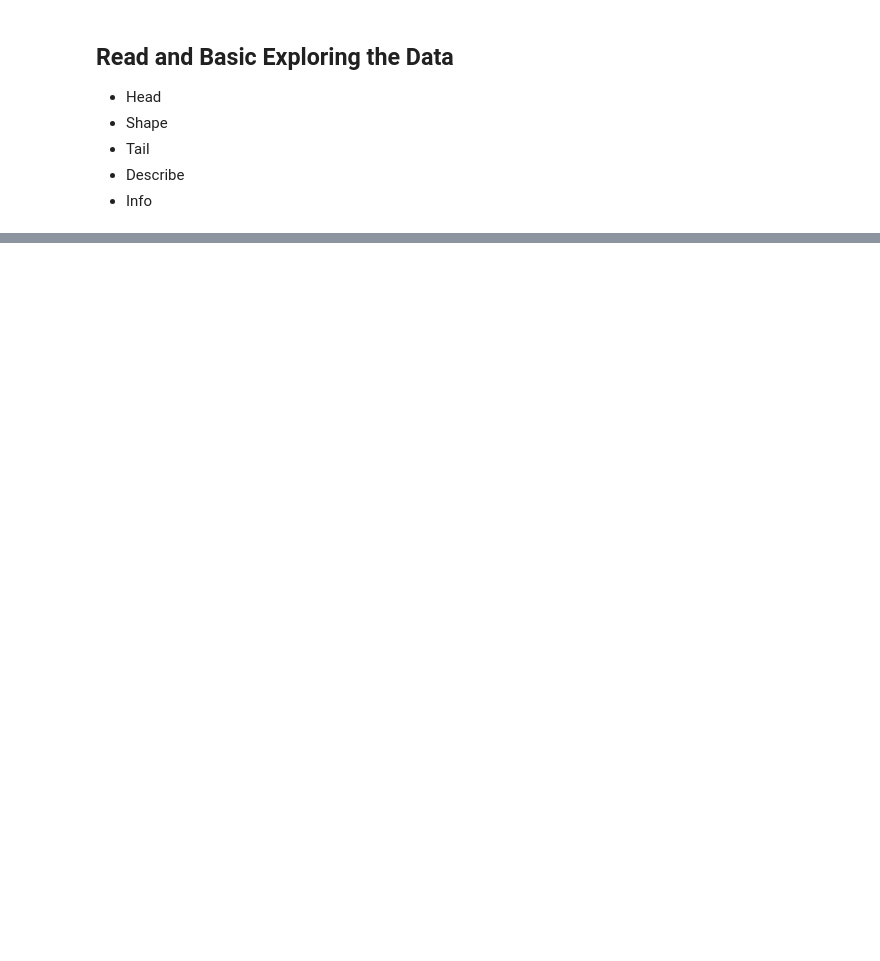
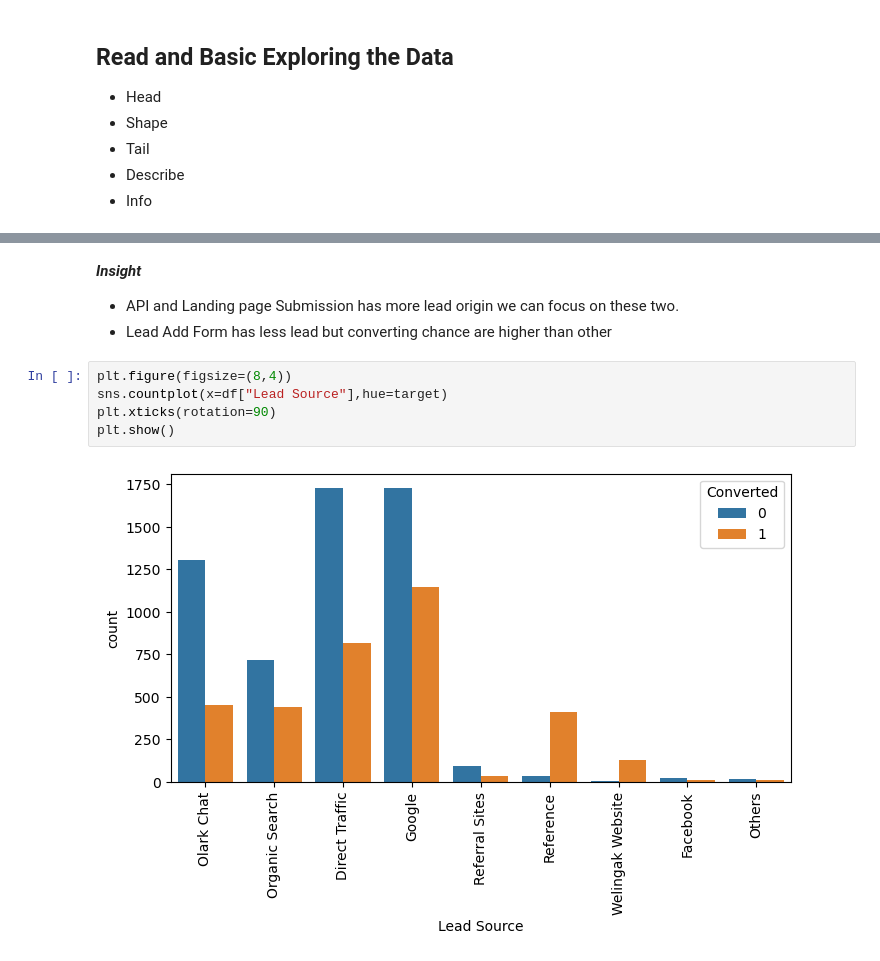
Before and after one commit to Asceticadarsh/lead_scoring_case_study, a Jupyter notebook: lead_scoring_case_study.ipynb, the cells around one changed output, grey strips where cells are left out. Saved outputs shown, nothing was run; the diff lists cells and outputs as text; blank space fills up the shorter version.

```diff
--- a/lead_scoring_case_study.ipynb
+++ b/lead_scoring_case_study.ipynb
@@ -52,0 +592,11 @@ data.tail()
+# %% [markdown]
+***Insight***
+- API and Landing page Submission has more lead origin we can focus on these two.
+- Lead Add Form has less lead but converting chance are higher than other
+# %%
+plt.figure(figsize=(8,4))
+sns.countplot(x=df["Lead Source"],hue=target)
+plt.xticks(rotation=90)
+plt.show()
+# %% [output]
+[figure, added]
```
Also changed, not shown: parts of 133 cells of this notebook.
